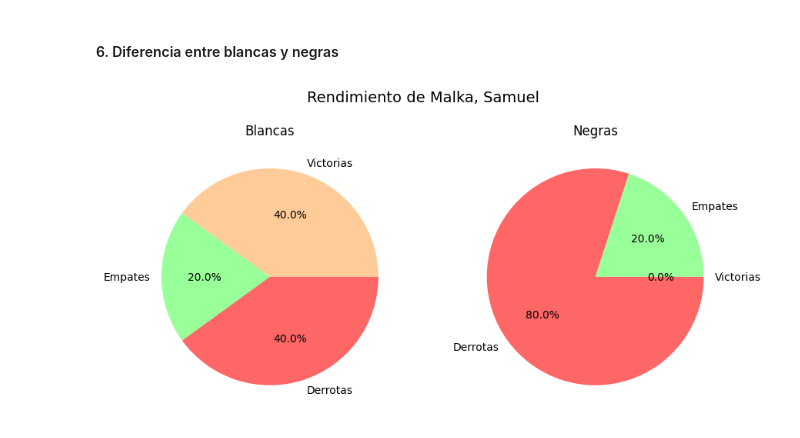
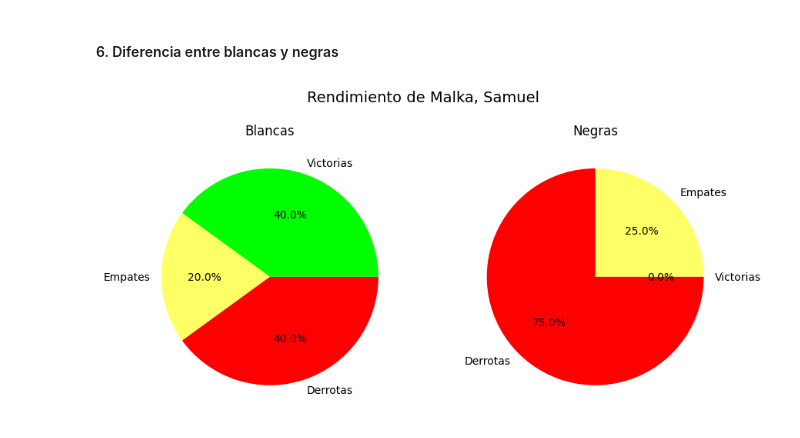
Before and after one commit to lunahernandez/ChessTournamentAnalysis, a Jupyter notebook: notebooks/Analysis.ipynb, the cells around one changed output. Drawn from its saved outputs; the diff is of its cells as text; code cells hidden in the pictures.

Commit message:
comparative graph

```diff
--- a/notebooks/Analysis.ipynb
+++ b/notebooks/Analysis.ipynb
@@ -42,10 +42,27 @@ players_df = pd.read_csv("../data/players.csv")
 # %% [markdown]
 Segundo, se unen las tablas de jugadores con los detalles
 # %%
-# Unir detalles con jugadores
+# Asegurar que 'players_df' tenga FideId único antes del merge
+players_df = players_df.drop_duplicates(subset=["FideId"])
+
+# Unir detalles con jugadores (Blancas)
 details_df = details_df.merge(players_df, left_on="White", right_on="FideId", suffixes=("_white", "_player"))
+
+# Unir detalles con jugadores (Negras)
 details_df = details_df.merge(players_df, left_on="Black", right_on="FideId", suffixes=("", "_black"))
 
-details_df = details_df.rename(columns={"Name": "White_Player", "Name_black": "Black_Player", "Elo": "White_Elo", "Elo_black": "Black_Elo"})
+# Renombrar columnas para mayor claridad
+details_df = details_df.rename(columns={"Name": "White_Player", "Name_black": "Black_Player",
+                                        "Elo": "White_Elo", "Elo_black": "Black_Elo"})
 
+# Asegurar que 'openings_df' tenga ECO único antes del merge
+openings_df = openings_df.drop_duplicates(subset=["ECO"])
+
+# Unir con aperturas
 details_df = details_df.merge(openings_df, on="ECO", how="left")
+
+# Eliminar posibles duplicados después del merge final
+details_df = details_df.drop_duplicates()
+
+# Mostrar algunos datos para verificar que no haya duplicados
+print(details_df.head())
@@ -208,30 +243,30 @@ elo_vs_result()
 # %%
 def player_color_advantage(player_name):
     white_games = details_df[details_df["White_Player"] == player_name]
     black_games = details_df[details_df["Black_Player"] == player_name]
     white_wins = (white_games["Result"] == "1-0").sum()
     white_losses = (white_games["Result"] == "0-1").sum()
     white_draws = (white_games["Result"] == "1/2-1/2").sum()
 
     black_wins = (black_games["Result"] == "0-1").sum()
     black_losses = (black_games["Result"] == "1-0").sum()
     black_draws = (black_games["Result"] == "1/2-1/2").sum()
 
     plt.figure(figsize=(10, 5))
 
     plt.subplot(1, 2, 1)
     plt.pie([white_wins, white_draws, white_losses], labels=["Victorias", "Empates", "Derrotas"],
-            autopct="%.1f%%", colors=["#ffcc99", "#99ff99", "#ff6666"])
+            autopct="%.1f%%", colors=["#00FF00", "#FFFF66", "#FF0000"])
     plt.title(f"Blancas")
 
     plt.subplot(1, 2, 2)
     plt.pie([black_wins, black_draws, black_losses], labels=["Victorias", "Empates", "Derrotas"],
-            autopct="%.1f%%", colors=["#66b3ff", "#99ff99", "#ff6666"])
+            autopct="%.1f%%", colors=["#00FF00", "#FFFF66", "#FF0000"])
     plt.title(f"Negras")
 
     plt.suptitle(f"Rendimiento de {player_name}", fontsize=14)
     plt.show()
 
 player_color_advantage("Malka, Samuel")
 # %% [output]
-[figure, old version]
+[figure, new version]
```
Also changed, not shown: parts of 4 cells of this notebook.
